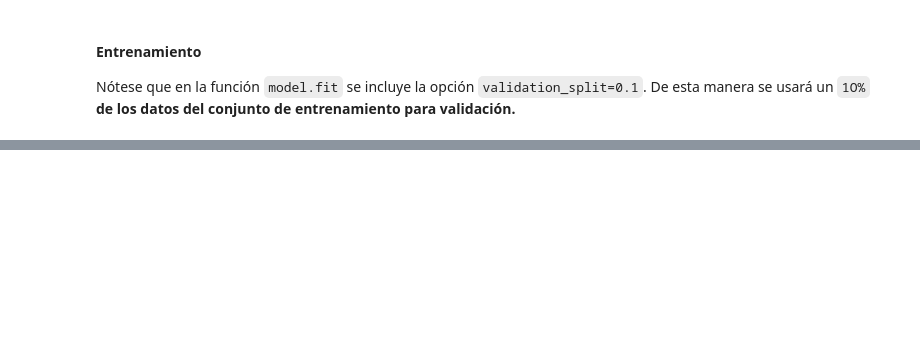
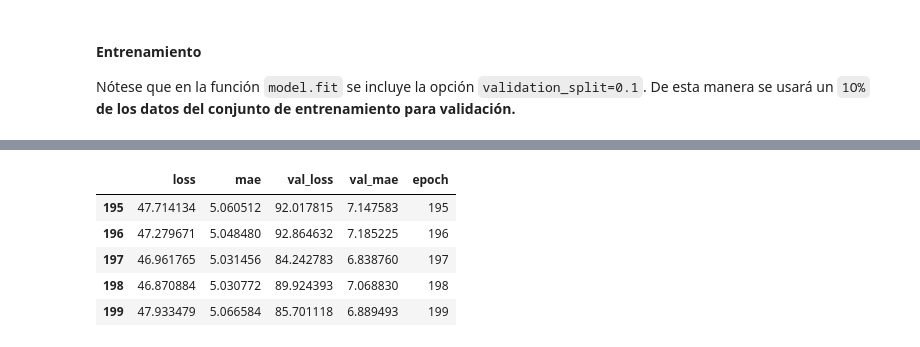
Before and after one commit to albertopmp/TFG, a Jupyter notebook: src/TrafficFlow.ipynb, the cells around one changed output, grey strips where cells are left out. Cells and saved outputs as stored; diff of their text form; code cells hidden in the pictures; blank space fills up the shorter version.

```diff
--- a/src/TrafficFlow.ipynb
+++ b/src/TrafficFlow.ipynb
@@ -2536,0 +2213,11 @@ MAE:  4.952193260192871
+# %%
+hist = pd.DataFrame(history.history)
+hist['epoch'] = history.epoch
+hist.tail()
+# %% [output]
+|  | loss | mae | val_loss | val_mae | epoch |
+| 195 | 47.714134 | 5.060512 | 92.017815 | 7.147583 | 195 |
+| 196 | 47.279671 | 5.048480 | 92.864632 | 7.185225 | 196 |
+| 197 | 46.961765 | 5.031456 | 84.242783 | 6.838760 | 197 |
+| 198 | 46.870884 | 5.030772 | 89.924393 | 7.068830 | 198 |
+| 199 | 47.933479 | 5.066584 | 85.701118 | 6.889493 | 199 |
```
Also changed, not shown: parts of 116 cells of this notebook, 1 other file.
